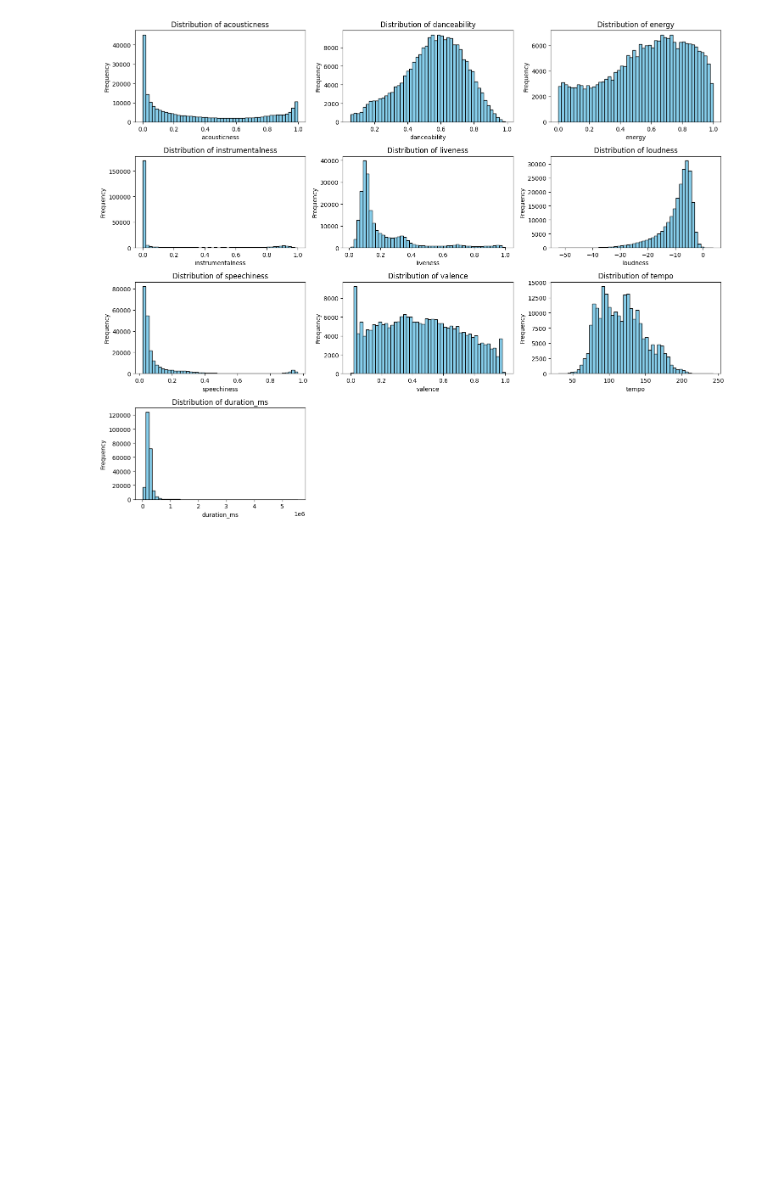
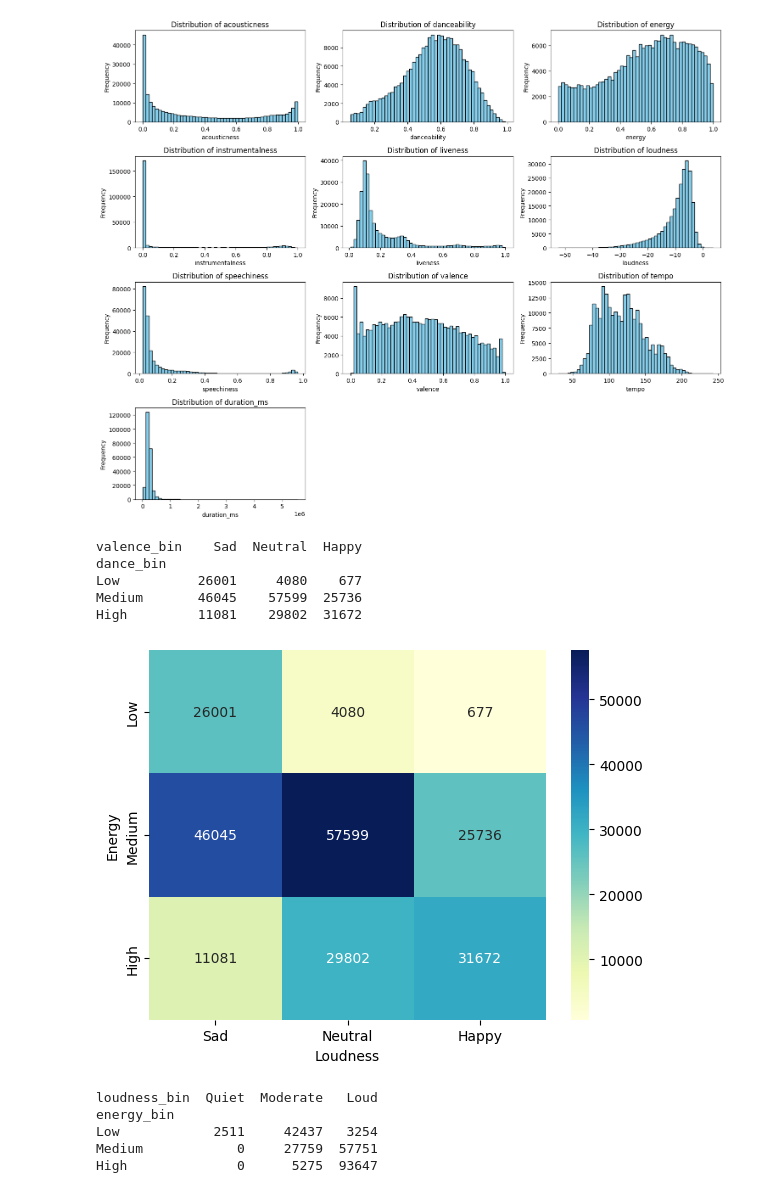
Before and after one commit to amishra-D/spotify, a Jupyter notebook: spotify.ipynb, the cells around one changed output. Cells and saved outputs as stored; diff of their text form; code cells hidden in the pictures; blank space fills up the shorter version.

```diff
--- a/spotify.ipynb
+++ b/spotify.ipynb
@@ -142,3 +136,32 @@ plt.tight_layout()
 plt.show()
 # %% [output]
 [figure]
+# %%
+df['dance_bin'] = pd.cut(df['danceability'], bins=[0,0.33,0.66,1], labels=['Low','Medium','High'])
+df['valence_bin'] = pd.cut(df['valence'], bins=[0,0.33,0.66,1], labels=['Sad','Neutral','Happy'])
+bt = pd.crosstab(df['dance_bin'], df['valence_bin'])
+print(bt)
+# %% [output]
+valence_bin    Sad  Neutral  Happy
+dance_bin
+Low          26001     4080    677
+Medium       46045    57599  25736
+High         11081    29802  31672
+# %%
+sns.heatmap(bt, annot=True, fmt='d', cmap='YlGnBu')
+plt.xlabel('Loudness')
+plt.ylabel('Energy')
+plt.show()
+# %% [output]
+[figure, added]
+# %%
+df['energy_bin'] = pd.cut(df['energy'], bins=[0,0.33,0.66,1], labels=['Low','Medium','High'])
+df['loudness_bin'] = pd.cut(df['loudness'], bins=[-60,-30,-10,0], labels=['Quiet','Moderate','Loud'])
+ct = pd.crosstab(df['energy_bin'], df['loudness_bin'])
+print(ct)
+# %% [output]
+loudness_bin  Quiet  Moderate   Loud
+energy_bin
+Low            2511     42437   3254
+Medium            0     27759  57751
+High              0      5275  93647
```
Also changed, not shown: parts of 8 cells of this notebook.
